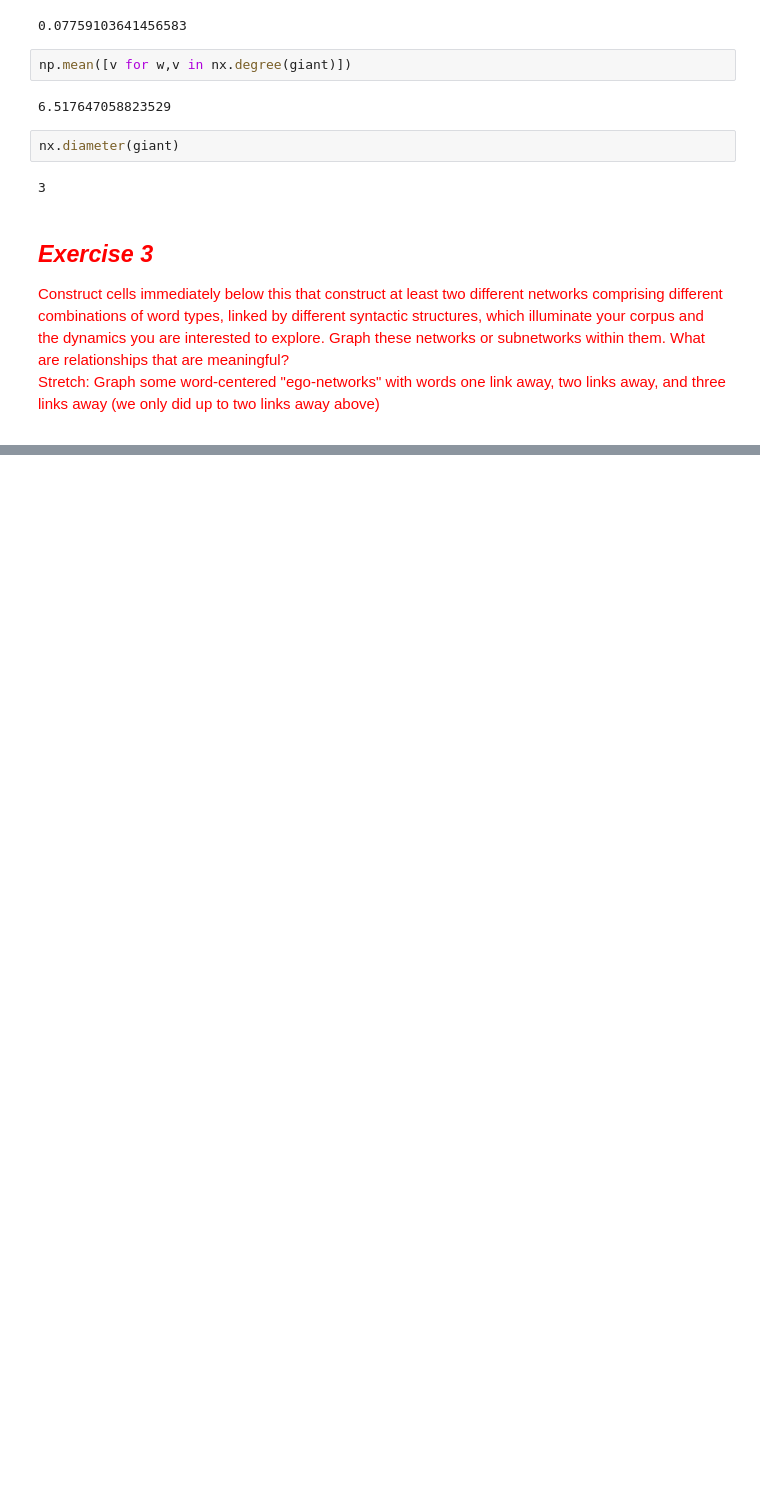
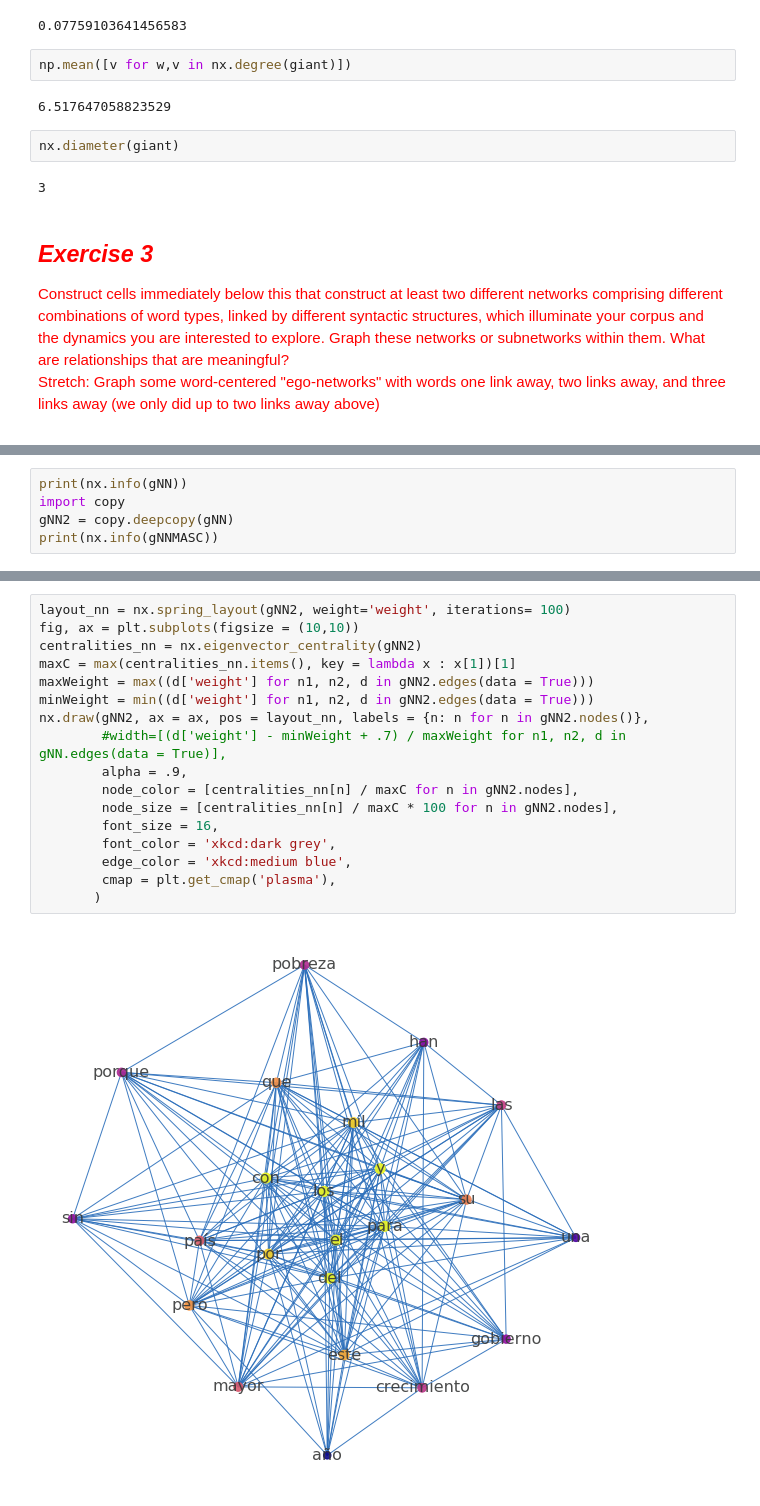
Before and after one commit to ccsuehara/Content-Analysis-2020, a Jupyter notebook: week-5/HW5_exercise.ipynb, the cells around one changed output, grey strips where cells are left out. Cells and saved outputs as stored; diff of their text form; blank space fills up the shorter version.

```diff
--- a/week-5/HW5_exercise.ipynb
+++ b/week-5/HW5_exercise.ipynb
@@ -724,0 +783,5 @@ Stretch: Graph some word-centered "ego-networks" with words one link away, two l
+# %%
+print(nx.info(gNN))
+import copy
+gNN2 = copy.deepcopy(gNN)
+print(nx.info(gNNMASC))
@@ -724,0 +816,19 @@ Stretch: Graph some word-centered "ego-networks" with words one link away, two l
+# %%
+layout_nn = nx.spring_layout(gNN2, weight='weight', iterations= 100)
+fig, ax = plt.subplots(figsize = (10,10))
+centralities_nn = nx.eigenvector_centrality(gNN2)
+maxC = max(centralities_nn.items(), key = lambda x : x[1])[1]
+maxWeight = max((d['weight'] for n1, n2, d in gNN2.edges(data = True)))
+minWeight = min((d['weight'] for n1, n2, d in gNN2.edges(data = True)))
+nx.draw(gNN2, ax = ax, pos = layout_nn, labels = {n: n for n in gNN2.nodes()},
+        #width=[(d['weight'] - minWeight + .7) / maxWeight for n1, n2, d in gNN.edges(data = True)],
+        alpha = .9,
+        node_color = [centralities_nn[n] / maxC for n in gNN2.nodes],
+        node_size = [centralities_nn[n] / maxC * 100 for n in gNN2.nodes],
+        font_size = 16,
+        font_color = 'xkcd:dark grey',
+        edge_color = 'xkcd:medium blue',
+        cmap = plt.get_cmap('plasma'),
+       )
+# %% [output]
+[figure, added]
```
Also changed, not shown: parts of 26 cells of this notebook.
